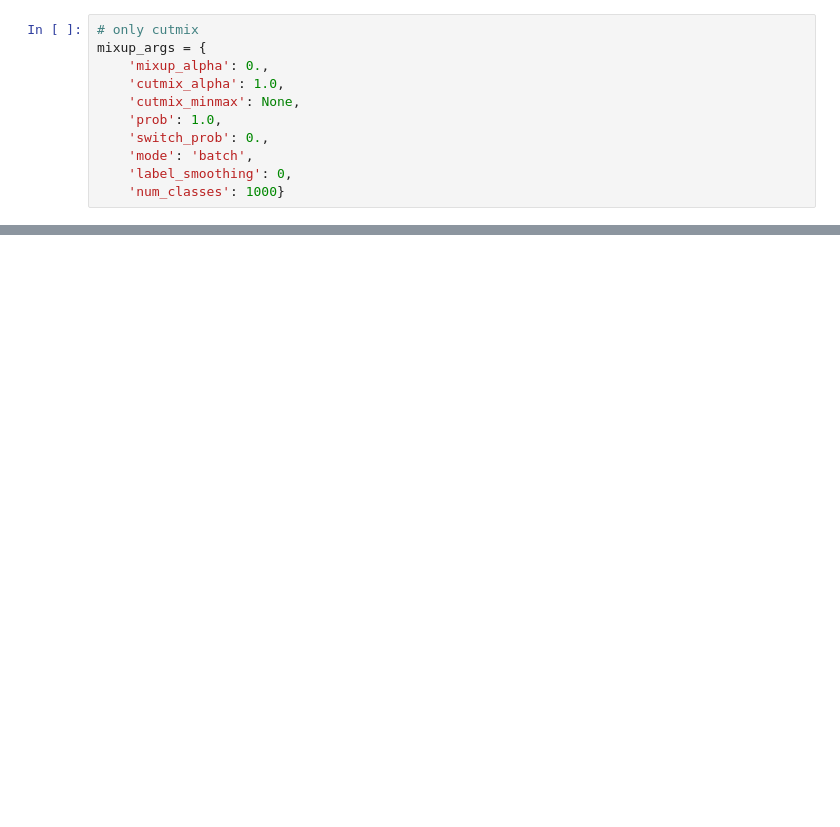
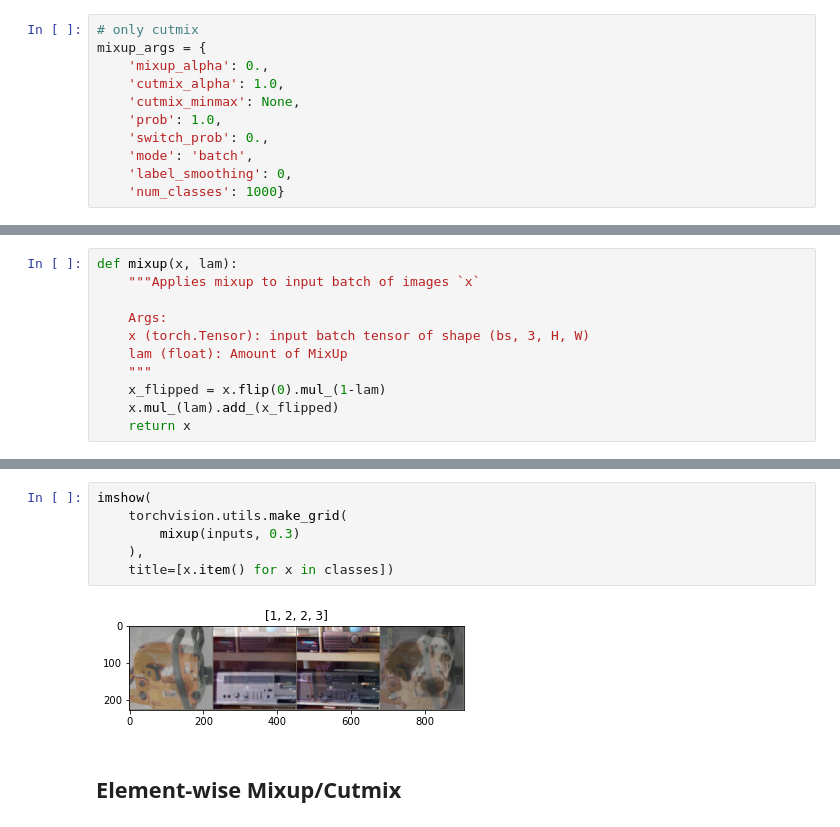
Before and after one commit to fastai/timmdocs, a Jupyter notebook: nbs/05_augmentation.ipynb, the cells around one changed output, grey strips where cells are left out. Saved outputs shown, nothing was run; the diff lists cells and outputs as text; blank space fills up the shorter version.

```diff
--- a/nbs/05_augmentation.ipynb
+++ b/nbs/05_augmentation.ipynb
@@ -145,0 +152,11 @@ imshow(out, title=[x.item() for x in classes.argmax(1)])
+# %%
+def mixup(x, lam):
+    """Applies mixup to input batch of images `x`
+
+    Args:
+    x (torch.Tensor): input batch tensor of shape (bs, 3, H, W)
+    lam (float): Amount of MixUp
+    """
+    x_flipped = x.flip(0).mul_(1-lam)
+    x.mul_(lam).add_(x_flipped)
+    return x
@@ -145,0 +171,10 @@ imshow(out, title=[x.item() for x in classes.argmax(1)])
+# %%
+imshow(
+    torchvision.utils.make_grid(
+        mixup(inputs, 0.3)
+    ),
+    title=[x.item() for x in classes])
+# %% [output]
+[figure, added]
+# %% [markdown]
+## Element-wise Mixup/Cutmix
```
Also changed, not shown: parts of 14 cells of this notebook, 3 other files.
